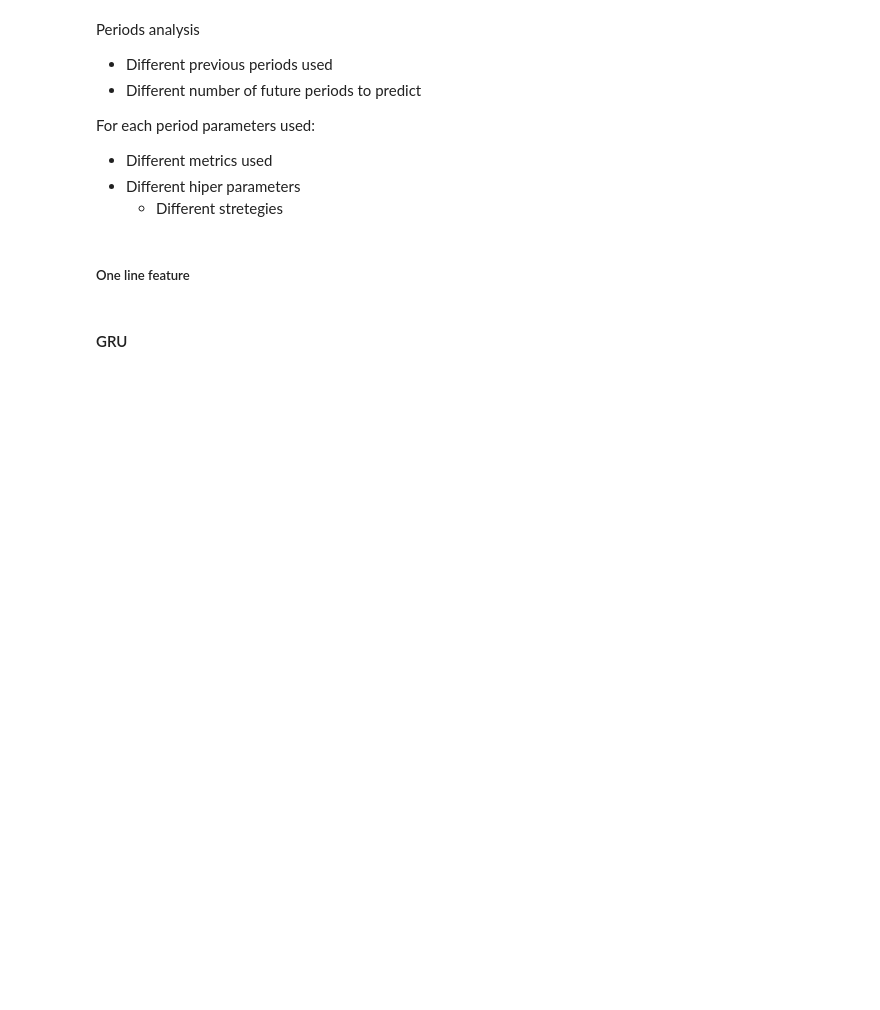
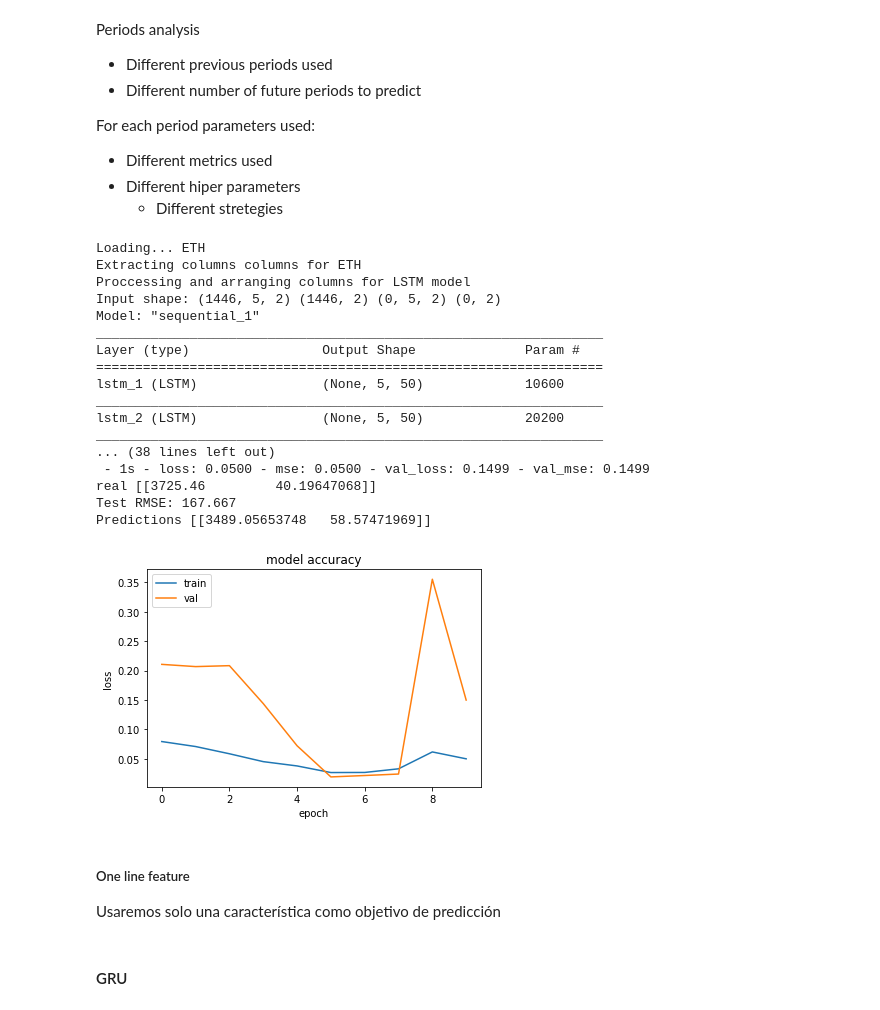
Before and after one commit to GZabalaG/crypto_bot, a Jupyter notebook: trading_simulation/Simulation.ipynb, the cells around one changed output. Drawn from its saved outputs; the diff is of its cells as text; code cells hidden in the pictures; blank space fills up the shorter version.

```diff
--- a/trading_simulation/Simulation.ipynb
+++ b/trading_simulation/Simulation.ipynb
@@ -118,3 +81,35 @@ Proccessing and arranging columns for LSTM model
+# %%
+crypto = 'ETH'
+
+#### PERIODS ####
+prev_periods = 20
+pred_periods = 20
+
+
+#### COLUMNS ####
+columns_1 = ['RSI', 'close']
+columns_2 = ['ADX', 'close']
+columns_4 = ['SO_K', 'close']
+columns_5 = ['SMA 50']
+columns_6 = ['EMA 50']
+columns_7 = ['close_diff_10']
+columns_8 = ['operation'] # Usar softmax
+
+#### HYPERPARAMETERS ####
+norm_strat = 2
+layers = 4
+neurons = [25, 25, 25, 25]
+batch_size = 64
+epochs = 100
+#activations = ['relu', 'sigmoid', 'softmax']
+#losses = ['mse', 'binary_crossentropy', 'categorical_crossentropy']
+#metrics_opt = ['mse', 'accuracy']
+activation = 'relu'
+loss = 'mse'
+metrics = ['mse']
+optimizer = 'adam'
+initial_learning_rate = 0.01
+callbacks = ['mc']
 # %% [markdown]
 ### DL parameters and training
 
@@ -180,5 +141,31 @@ For each period parameters used:
 - Different metrics used
 - Different hiper parameters
     - Different stretegies
+# %%
+columns = columns_1
+num_features = len(columns)
+
+execute_test()
+# %% [output]
+Loading... ETH
+Extracting columns columns for ETH
+Proccessing and arranging columns for LSTM model
+Input shape: (1446, 5, 2) (1446, 2) (0, 5, 2) (0, 2)
+Model: "sequential_1"
+_________________________________________________________________
+Layer (type)                 Output Shape              Param #
+=================================================================
+lstm_1 (LSTM)                (None, 5, 50)             10600
+_________________________________________________________________
+lstm_2 (LSTM)                (None, 5, 50)             20200
+_________________________________________________________________
+... (38 lines left out)
+ - 1s - loss: 0.0500 - mse: 0.0500 - val_loss: 0.1499 - val_mse: 0.1499
+real [[3725.46         40.19647068]]
+Test RMSE: 167.667
+Predictions [[3489.05653748   58.57471969]]
+[figure, added]
 # %% [markdown]
 ##### One line feature
+
+Usaremos solo una característica como objetivo de predicción
```
Also changed, not shown: parts of 17 cells of this notebook, 2 other files.
